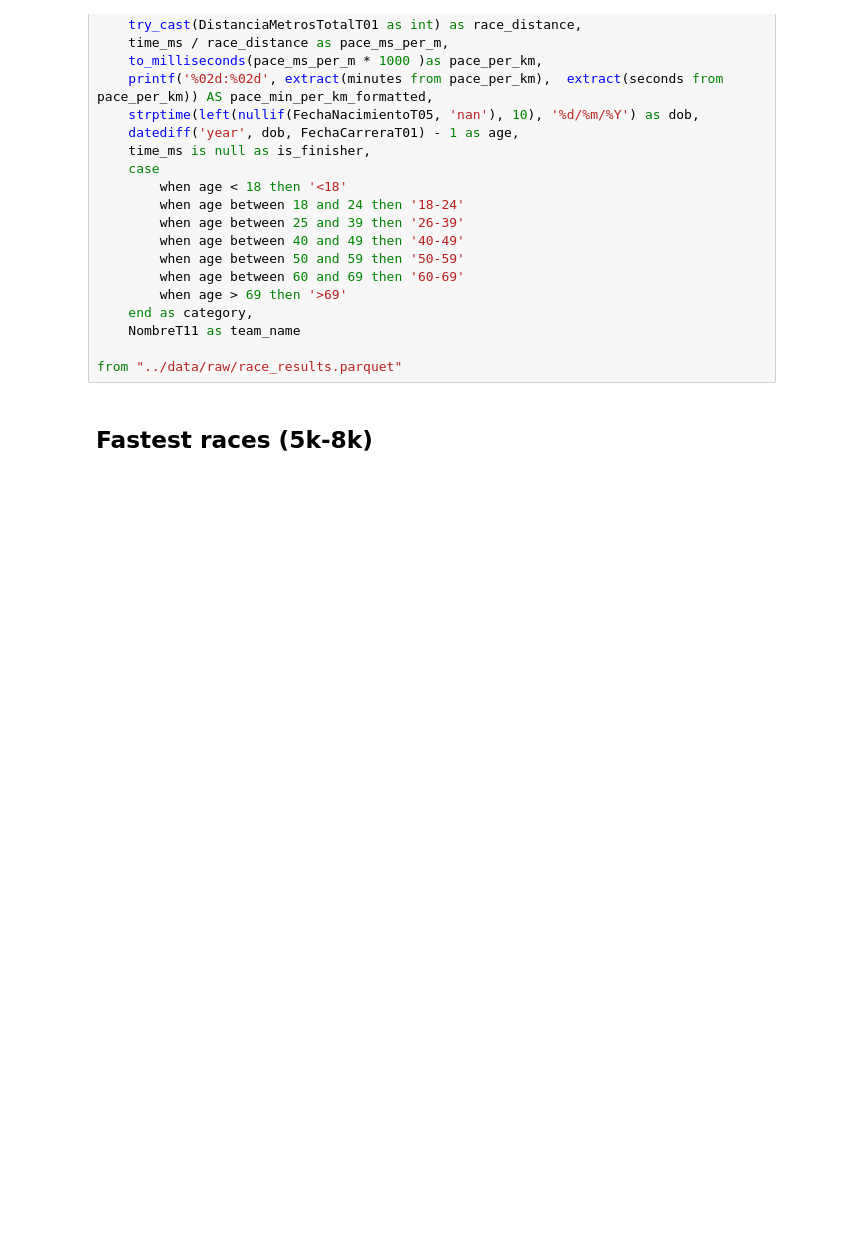
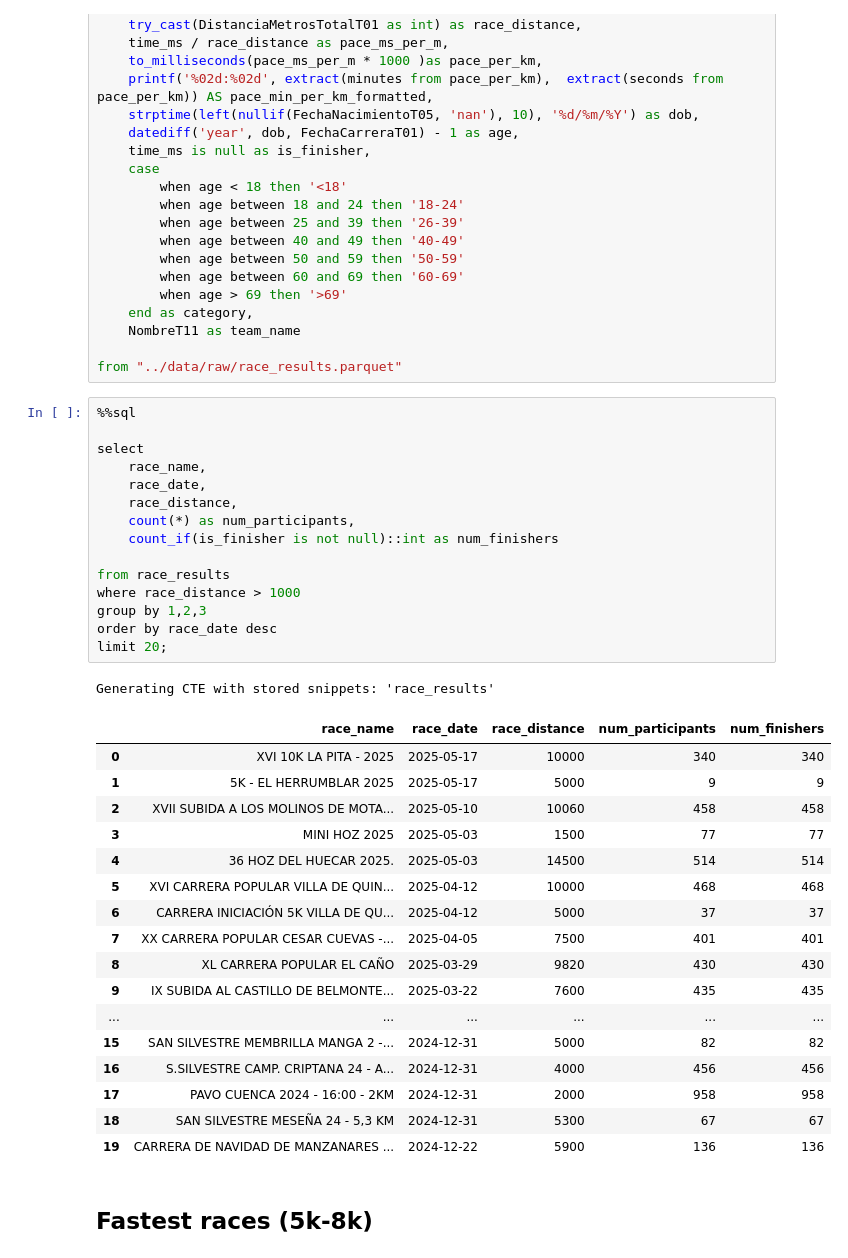
Before and after one commit to franloza/running-races-insights, a Jupyter notebook: notebooks/analysis.ipynb, the cells around one changed output. Drawn from its saved outputs; the diff is of its cells as text; blank space fills up the shorter version.

```diff
--- a/notebooks/analysis.ipynb
+++ b/notebooks/analysis.ipynb
@@ -58,6 +59,40 @@ select
     NombreT11 as team_name
 
 from "../data/raw/race_results.parquet"
+# %%
+%%sql
+
+select
+    race_name,
+    race_date,
+    race_distance,
+    count(*) as num_participants,
+    count_if(is_finisher is not null)::int as num_finishers
+
+from race_results
+where race_distance > 1000
+group by 1,2,3
+order by race_date desc
+limit 20;
+# %% [output]
+Generating CTE with stored snippets: 'race_results'
+|  | race_name | race_date | race_distance | num_participants | num_finishers |
+| 0 | XVI 10K LA PITA - 2025 | 2025-05-17 | 10000 | 340 | 340 |
+| 1 | 5K - EL HERRUMBLAR 2025 | 2025-05-17 | 5000 | 9 | 9 |
+| 2 | XVII SUBIDA A LOS MOLINOS DE MOTA... | 2025-05-10 | 10060 | 458 | 458 |
+| 3 | MINI HOZ 2025 | 2025-05-03 | 1500 | 77 | 77 |
+| 4 | 36 HOZ DEL HUECAR 2025. | 2025-05-03 | 14500 | 514 | 514 |
+| 5 | XVI CARRERA POPULAR VILLA DE QUIN... | 2025-04-12 | 10000 | 468 | 468 |
+| 6 | CARRERA INICIACIÓN 5K VILLA DE QU... | 2025-04-12 | 5000 | 37 | 37 |
+| 7 | XX CARRERA POPULAR CESAR CUEVAS -... | 2025-04-05 | 7500 | 401 | 401 |
+| 8 | XL CARRERA POPULAR EL CAÑO | 2025-03-29 | 9820 | 430 | 430 |
+| 9 | IX SUBIDA AL CASTILLO DE BELMONTE... | 2025-03-22 | 7600 | 435 | 435 |
+| ... | ... | ... | ... | ... | ... |
+| 15 | SAN SILVESTRE MEMBRILLA MANGA 2 -... | 2024-12-31 | 5000 | 82 | 82 |
+| 16 | S.SILVESTRE CAMP. CRIPTANA 24 - A... | 2024-12-31 | 4000 | 456 | 456 |
+| 17 | PAVO CUENCA 2024 - 16:00 - 2KM | 2024-12-31 | 2000 | 958 | 958 |
+| 18 | SAN SILVESTRE MESEÑA 24 - 5,3 KM | 2024-12-31 | 5300 | 67 | 67 |
+| 19 | CARRERA DE NAVIDAD DE MANZANARES ... | 2024-12-22 | 5900 | 136 | 136 |
 # %% [markdown]
 ## Fastest races (5k-8k)
 # %%
```
Also changed, not shown: parts of 2 cells of this notebook, 2 other files.
